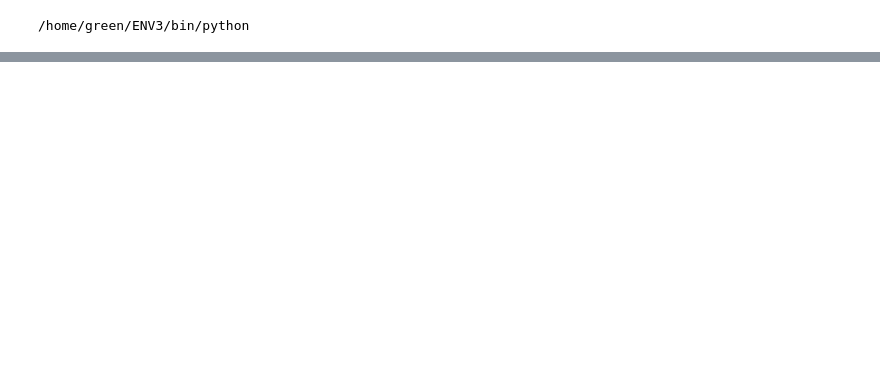
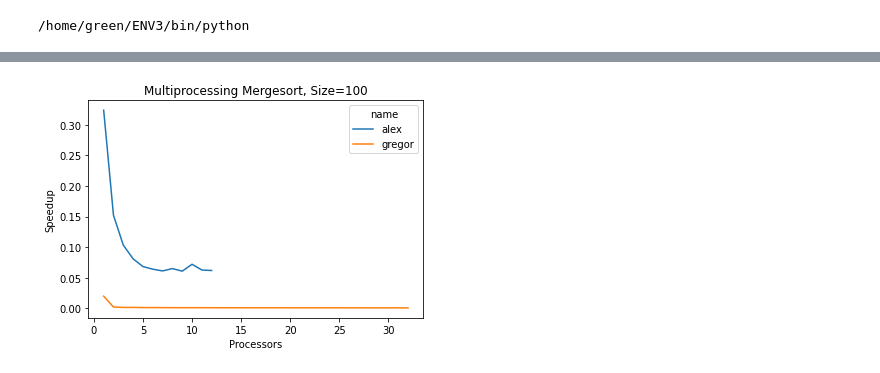
Before and after one commit to cloudmesh/cloudmesh-mpi, a Jupyter notebook: examples/sort/gregor-bandplot.ipynb, the cells around one changed output, grey strips where cells are left out. Saved outputs shown, nothing was run; the diff lists cells and outputs as text; code cells hidden in the pictures; blank space fills up the shorter version.

```diff
--- a/examples/sort/gregor-bandplot.ipynb
+++ b/examples/sort/gregor-bandplot.ipynb
@@ -77,0 +100,4 @@ NameError: name 'tab' is not defined
+# %%
+plot_benchmark_by_size(avg, size=size, tag=tag, files=files, x="processors", y="speedup")
+# %% [output]
+[figure, added]
```
Also changed, not shown: parts of 11 cells of this notebook, 1 other file.
